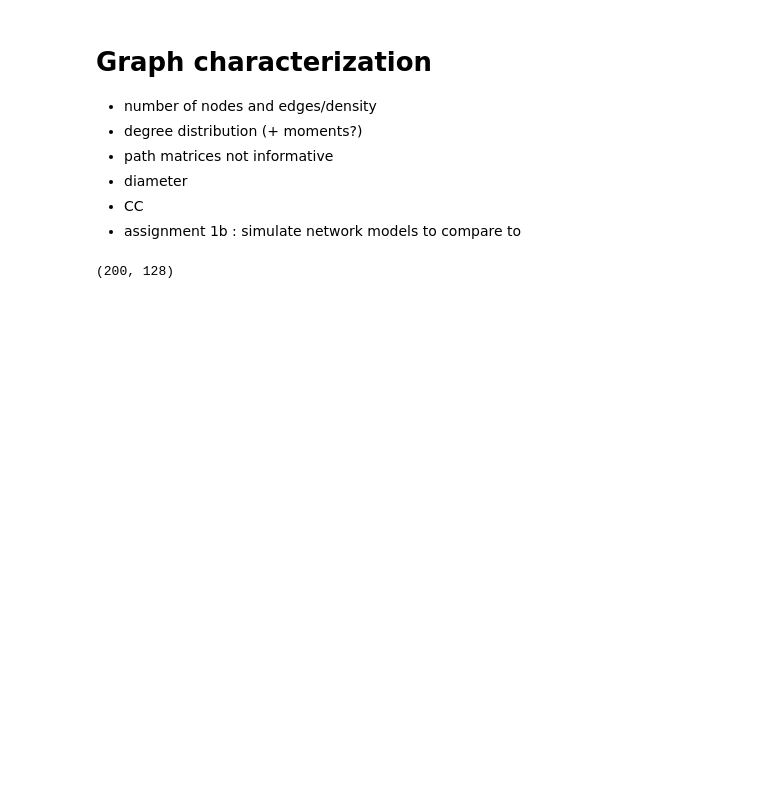
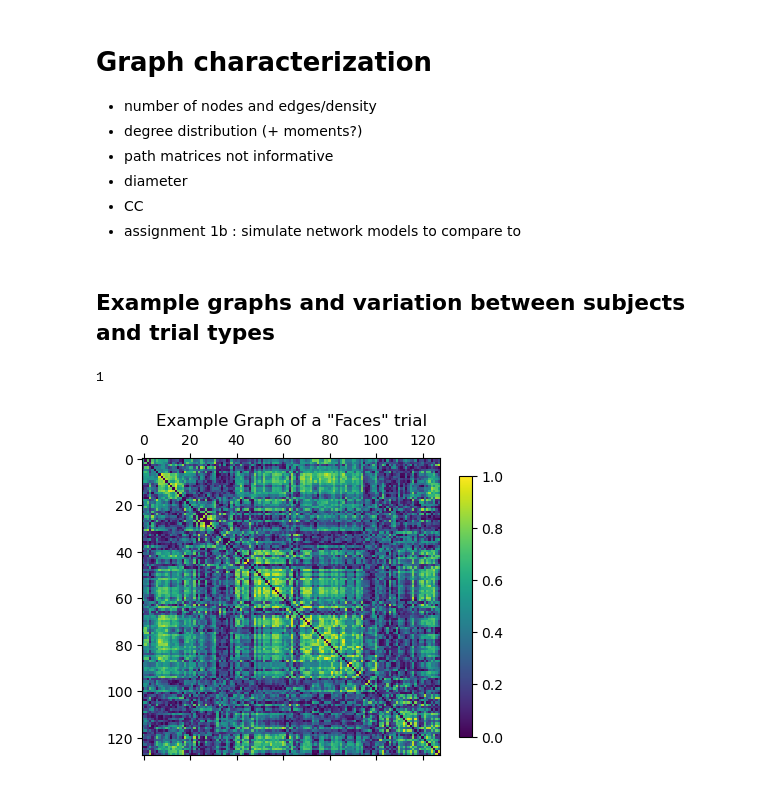
Before and after one commit to NinoHerve/NetworkMachineLearning_2023, a Jupyter notebook: notebooks_hugo/Xplore.ipynb, the cells around one changed output. Drawn from its saved outputs; the diff is of its cells as text; code cells hidden in the pictures; blank space fills up the shorter version.

```diff
--- a/notebooks_hugo/Xplore.ipynb
+++ b/notebooks_hugo/Xplore.ipynb
@@ -7,7 +9,7 @@ reload(ut);
 # %% [markdown]
 # Loading the data
 # %%
-n_samples = 10
+n_samples = 100
 seed=0
 # %%
 bids_dir = "/Users/hugofluhr/DATA/ds003505/"
@@ -26,7 +41,7 @@ X_red.shape
 # %% [markdown]
 # Compute Adjacencies
 # %%
-A = ut.compute_graphs_multi(X_red, ut.corr_coef_graph, False)
+A = ut.compute_graphs_multi(X_red, ut.corr_coef_graph, threshold=False)
 # %%
 A.shape
 # %% [output]
@@ -43,8 +55,16 @@ A_bin = A_bin.astype(bool).astype(int)
 - diameter
 - CC
 - assignment 1b : simulate network models to compare to
-# %%
-degrees_bin = A_bin.sum(axis=2)
-degrees_bin.shape
-# %% [output]
-(200, 128)
+# %% [markdown]
+## Example graphs and variation between subjects and trial types
+# %%
+# example graph for Faces trial
+a = A[0]
+print(y_red[0])
+plt.matshow(a[np.ix_(node_order, node_order)][np.ix_(node_order, node_order)], vmax=1)
+plt.title('Example Graph of a "Faces" trial')
+plt.colorbar(shrink=.7)
+plt.show()
+# %% [output]
+1
+[figure, added]
```
Also changed, not shown: parts of 44 cells of this notebook, 3 other files.
